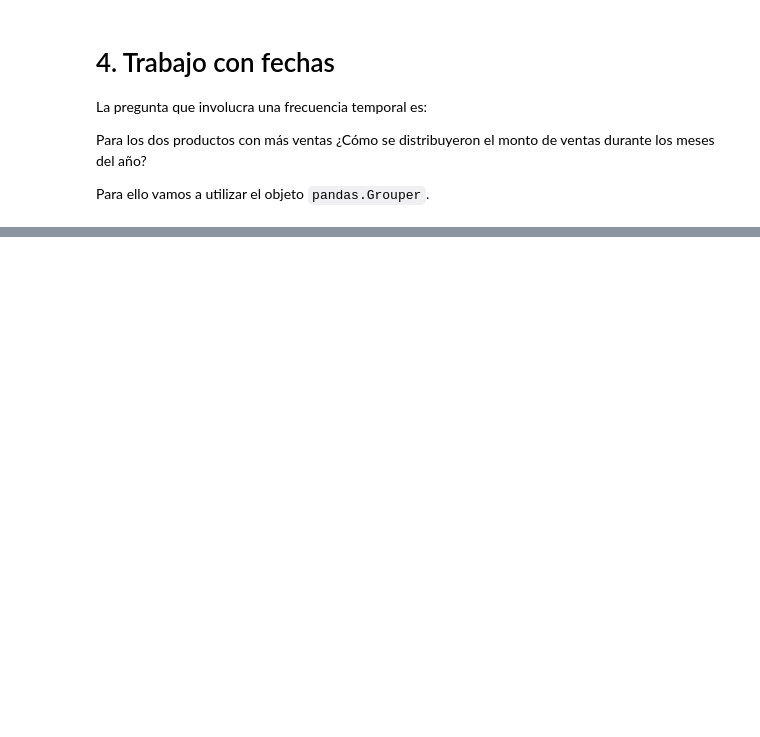
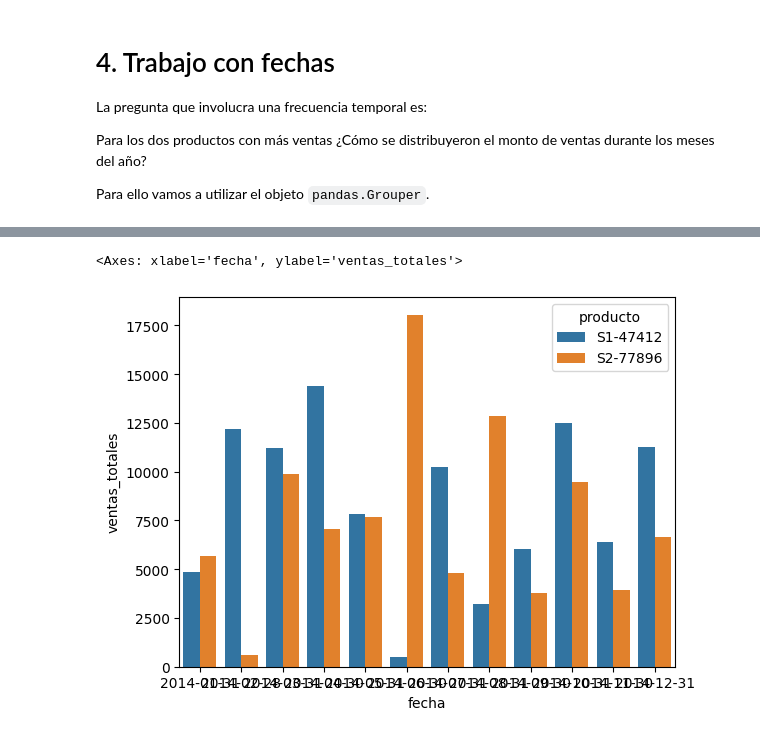
Before and after one commit to carlos1680/CPEDS, a Jupyter notebook: modulo3_DataWrangling/Clase 8 - Funciones de Agregacion/agregacion_practica_individual_vacia.ipynb, the cells around one changed output, grey strips where cells are left out. Saved outputs shown, nothing was run; the diff lists cells and outputs as text; code cells hidden in the pictures; blank space fills up the shorter version.

```diff
--- a/modulo3_DataWrangling/Clase 8 - Funciones de Agregacion/agregacion_practica_individual_vacia.ipynb
+++ b/modulo3_DataWrangling/Clase 8 - Funciones de Agregacion/agregacion_practica_individual_vacia.ipynb
@@ -98,5 +171,6 @@ Para ello es necesario:
 3. Filtrar los datos de manera acorde a la pregunta
 # %%
 # Creamos una columna con la venta máxima por producto (recordar que ya tenemos el dataset agrupado)
+df['venta_maxima_producto'] = grupo_productos['total_ventas'].transform('max')
 # %%
 # Observamos el resultado
@@ -113,5 +219,8 @@ Para los dos productos con más ventas ¿Cómo se distribuyeron el monto de vent
 Para ello vamos a utilizar el objeto `pandas.Grouper`.
 # %%
 # Convertimos la fecha a datetime
+df['fecha']= pd.to_datetime(df.fecha,format = 'mixed')
 # %%
 # Con la información de la primera pregunta podemos obtener los dos productos con más ventas
+top_2_productos = cantidad_vendida_productos.nlargest(n=2, columns='cantidad_total')['producto']
+list(top_2_productos)
@@ -118,2 +229,4 @@ Para ello vamos a utilizar el objeto `pandas.Grouper`.
 # %%
 # Construimos un dataframe sólo con esos productos
+df_top_2_productos = df.loc[df['producto'].isin(list(top_2_productos))]
+df_top_2_productos.sample(5)
@@ -121,0 +263,9 @@ Para ello vamos a utilizar el objeto `pandas.Grouper`.
+# %%
+data = df_top_2_productos.groupby(by=['producto', pd.Grouper(key='fecha', freq='ME')]).agg(
+    ventas_totales=('total_ventas', 'sum')
+).reset_index()
+sns.barplot(x='fecha', y='ventas_totales',
+            hue='producto', data=data)
+# %% [output]
+<Axes: xlabel='fecha', ylabel='ventas_totales'>
+[figure, added]
```
Also changed, not shown: parts of 13 cells of this notebook, 2 other files.
